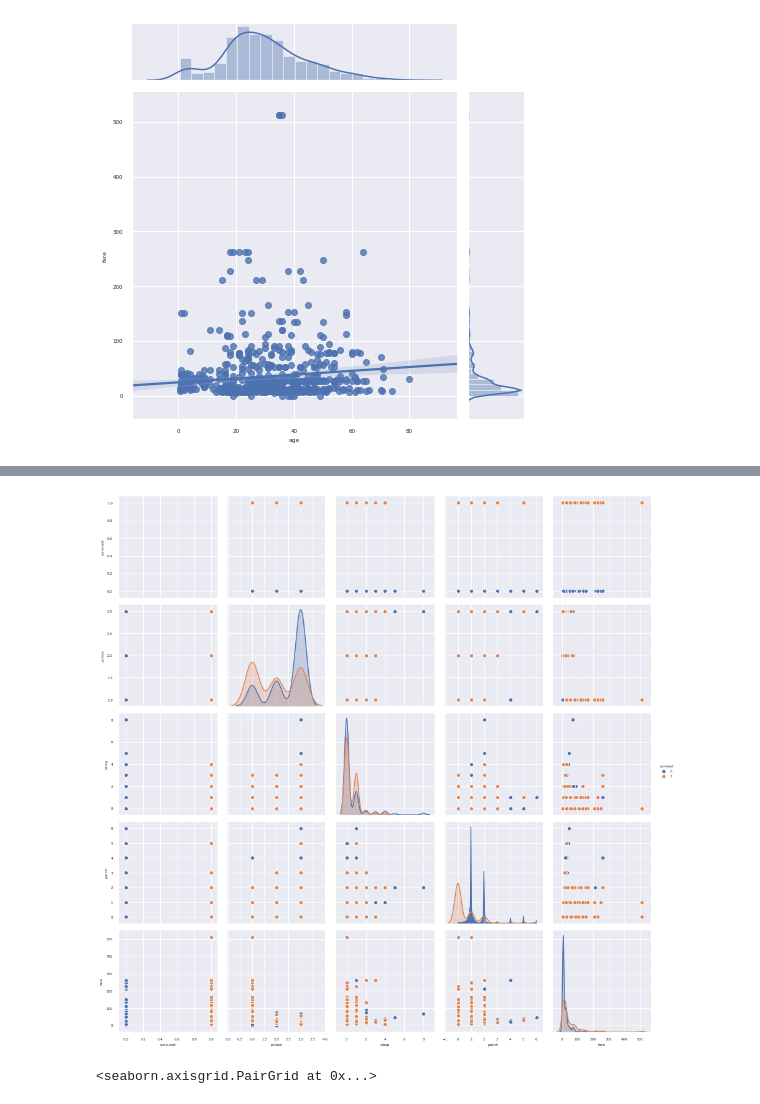
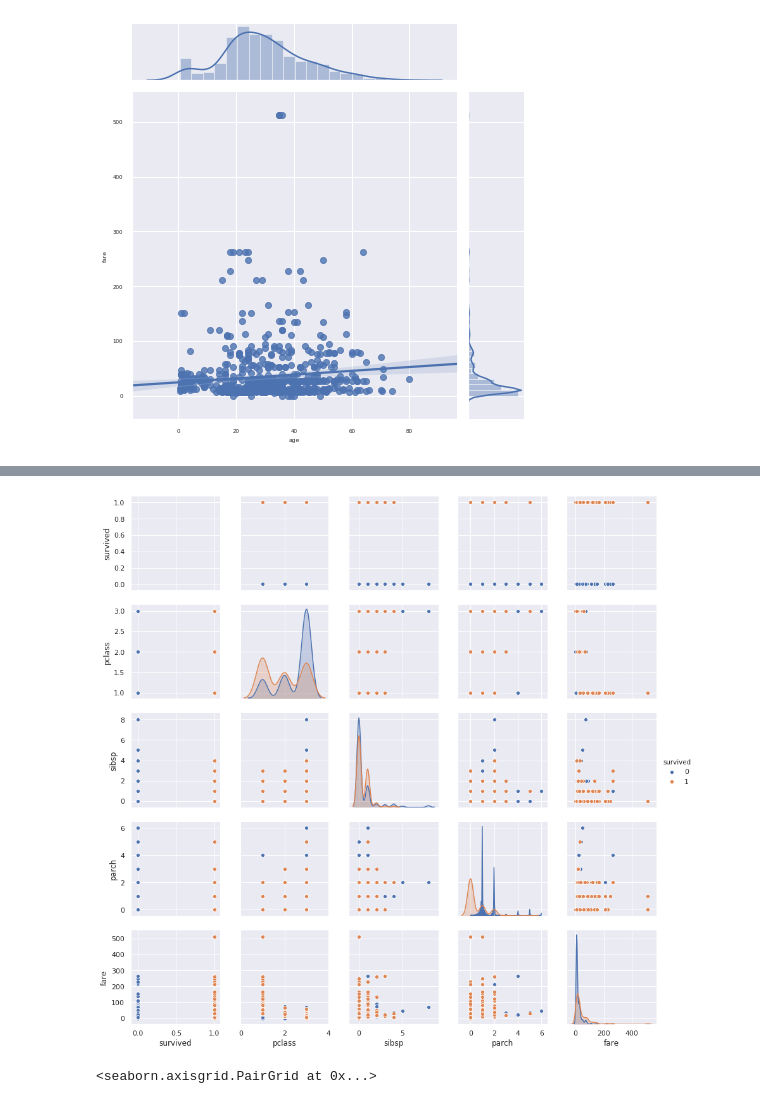
Before and after one commit to t-kuraga/07MBIG-Visualizacion-Actividades-Guiadas, a Jupyter notebook: Visualizacion_AG3.ipynb, the cells around one changed output, grey strips where cells are left out. Cells and saved outputs as stored; diff of their text form; code cells hidden in the pictures.

```diff
--- a/Visualizacion_AG3.ipynb
+++ b/Visualizacion_AG3.ipynb
@@ -150,11 +150,13 @@ Text(0.5, 1, 'titanic.corr()')
 # %%
+#Cambiamos el font
+sns.set(font_scale=1)
 #Define un subconjuto de datos con las variables numéricas
 titanic_num = titanic[['survived','pclass','sibsp','parch','fare']]
 #Hace una matriz de diagramas de dispersión de parejas de variables.
 sns.pairplot(titanic_num, hue="survived")
 plt.show()
 # %% [output]
-[figure, old version]
+[figure, new version]
 # %%
 #Establece el estilo estético de las tramas
 sns.set(style="ticks")
```
Also changed, not shown: parts of 9 cells of this notebook.
